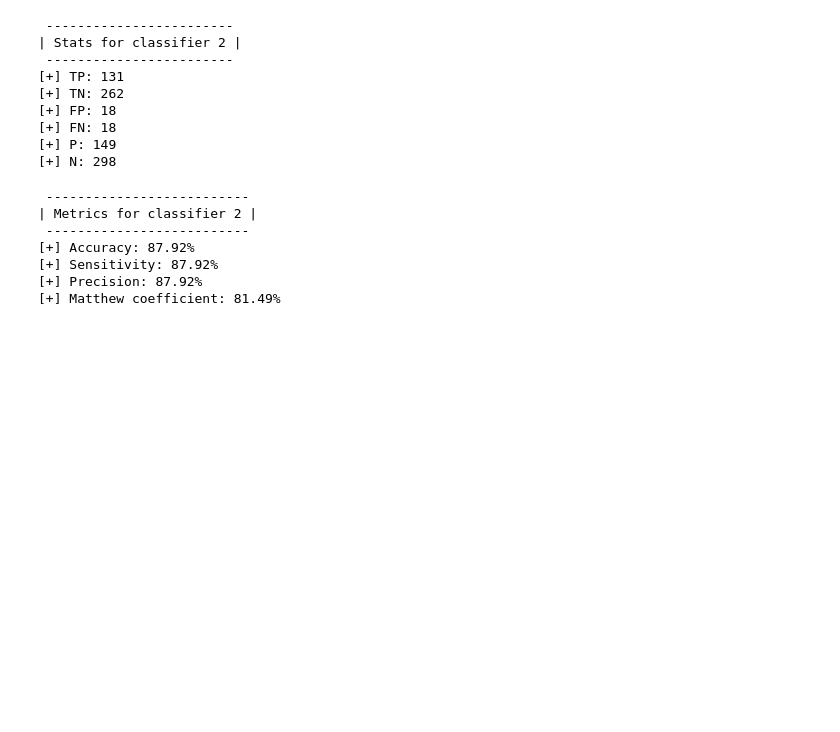
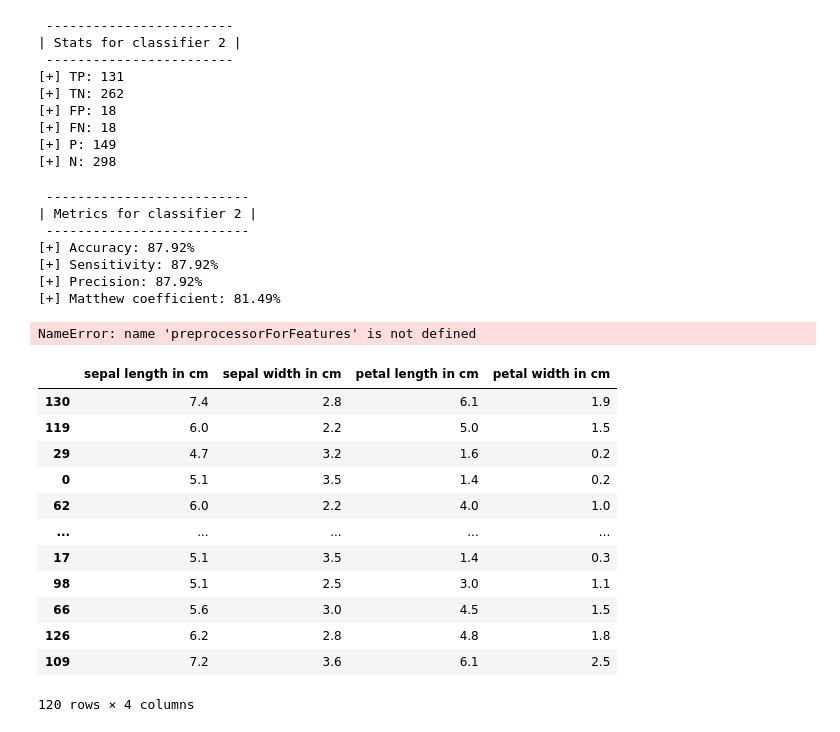
Before and after one commit to KostasEreksonas/Iris_classification, a Jupyter notebook: iris.ipynb, the cells around one changed output. Cells and saved outputs as stored; diff of their text form; code cells hidden in the pictures; blank space fills up the shorter version.

```diff
--- a/iris.ipynb
+++ b/iris.ipynb
@@ -580,0 +596,20 @@ print_metrics(classified_df_2, "Metrics for classifier 2")
+# %%
+y_pred = classifier_3()
+# %% [output]
+NameError: name 'preprocessorForFeatures' is not defined
+# %%
+x_train
+# %% [output]
+|  | sepal length in cm | sepal width in cm | petal length in cm | petal width in cm |
+| 130 | 7.4 | 2.8 | 6.1 | 1.9 |
+| 119 | 6.0 | 2.2 | 5.0 | 1.5 |
+| 29 | 4.7 | 3.2 | 1.6 | 0.2 |
+| 0 | 5.1 | 3.5 | 1.4 | 0.2 |
+| 62 | 6.0 | 2.2 | 4.0 | 1.0 |
+| ... | ... | ... | ... | ... |
+| 17 | 5.1 | 3.5 | 1.4 | 0.3 |
+| 98 | 5.1 | 2.5 | 3.0 | 1.1 |
+| 66 | 5.6 | 3.0 | 4.5 | 1.5 |
+| 126 | 6.2 | 2.8 | 4.8 | 1.8 |
+| 109 | 7.2 | 3.6 | 6.1 | 2.5 |
+120 rows × 4 columns
```
Also changed, not shown: parts of 5 cells of this notebook.
